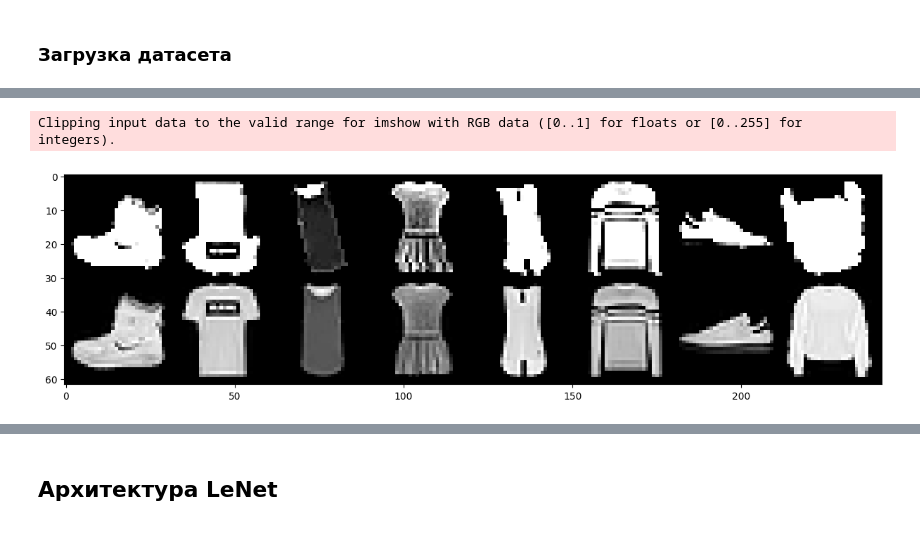
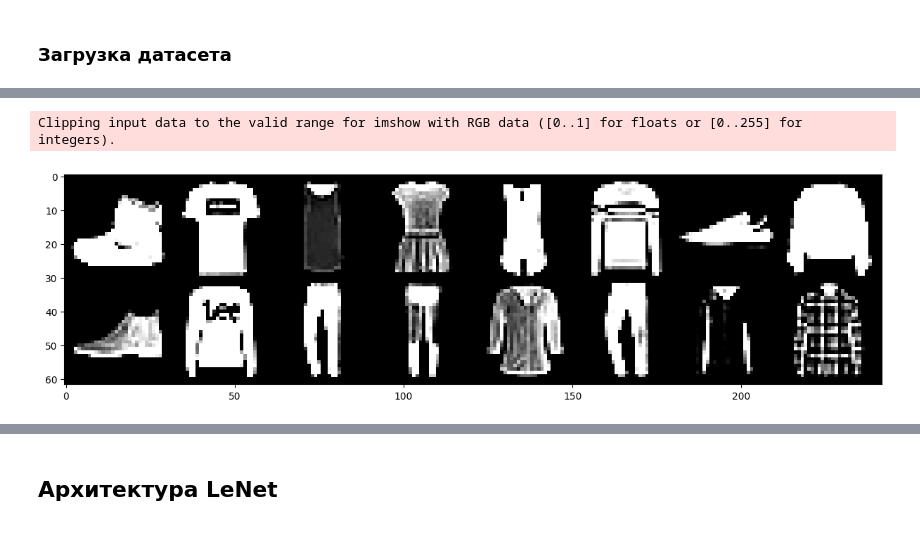
Before and after one commit to igel2000/ml-inno-hw, a Jupyter notebook: 4. Deep Learning/4.02.2 Свертка, каскад сверток. Слои нейронной сети/hw_conv.ipynb, the cells around one changed output, grey strips where cells are left out. Cells and saved outputs as stored; diff of their text form; code cells hidden in the pictures.

```diff
--- a/4. Deep Learning/4.02.2 Свертка, каскад сверток. Слои нейронной сети/hw_conv.ipynb
+++ b/4. Deep Learning/4.02.2 Свертка, каскад сверток. Слои нейронной сети/hw_conv.ipynb
@@ -102,0 +110,3 @@ Mean: 0.2860, Std: 0.3530
+# %%
+# расчет параметров для нормализации данных
+mean, std = calc_mean_and_std(train_dataset)
@@ -103,26 +129,19 @@ Mean: 0.2860, Std: 0.3530
 # %%
-# Загрузка FashionMNIST
-transform_train_norm = transforms.Compose([
-    transforms.ToTensor(),
-    transforms.Normalize((mean,), (std,))
-])
+# загрузка датасета с нормализацией
 train_dataset_norm = datasets.FashionMNIST(
-    root='./train_norm',
+    root='./data',
     train=True,
     download=True,
-    transform=transform_train_norm
+    transform=transform_norm
 )
+test_dataset_norm = datasets.FashionMNIST(
+    root='./data',
+    train=False,
+    transform=transform_norm
+)
+train_loader_norm = DataLoader(train_dataset_norm, batch_size=BATCH_SIZE, shuffle=True, num_workers=2)
+#test_dataset_norm_subset = torch.utils.data.Subset(train_dataset_norm, range(subset_size))
+#test_loader_norm = DataLoader(test_dataset_norm_subset, batch_size=BATCH_SIZE, shuffle=False, num_workers=2)
+test_loader_norm = DataLoader(test_dataset_norm, batch_size=BATCH_SIZE, shuffle=False, num_workers=2)
 
-transform_test_norm = transforms.Compose([
-    transforms.ToTensor(),
-    transforms.Normalize((mean,), (std,))
-])
-test_dataset_norm = datasets.FashionMNIST(
-    root='./test_norm',
-    train=False,
-    download=True,
-    transform=transform_test_norm
-)
-
-train_loader_norm = DataLoader(train_dataset_norm, batch_size=BATCH_SIZE, shuffle=True, num_workers=2)
-test_loader_norm = DataLoader(test_dataset_norm, batch_size=BATCH_SIZE, shuffle=False, num_workers=2)
+print(train_loader_norm.dataset.data.shape, test_loader_norm.dataset.data.shape)
@@ -163,5 +150,6 @@ test_loader_aug = DataLoader(test_dataset_aug, batch_size=BATCH_SIZE, shuffle=Fa
-# %%
-show_images_from_dataset(train_dataset_aug, train_dataset)
-# %% [output]
-Clipping input data to the valid range for imshow with RGB data ([0..1] for floats or [0..255] for integers).
-[figure, removed]
+# %%
+# Изображения тренировочного (1-я строка) и тестового (2-я) датасетов
+show_images_from_dataset(train_loader_norm.dataset, test_loader_norm.dataset)
+# %% [output]
+Clipping input data to the valid range for imshow with RGB data ([0..1] for floats or [0..255] for integers).
+[figure, added]
```
Also changed, not shown: parts of 42 cells of this notebook.
